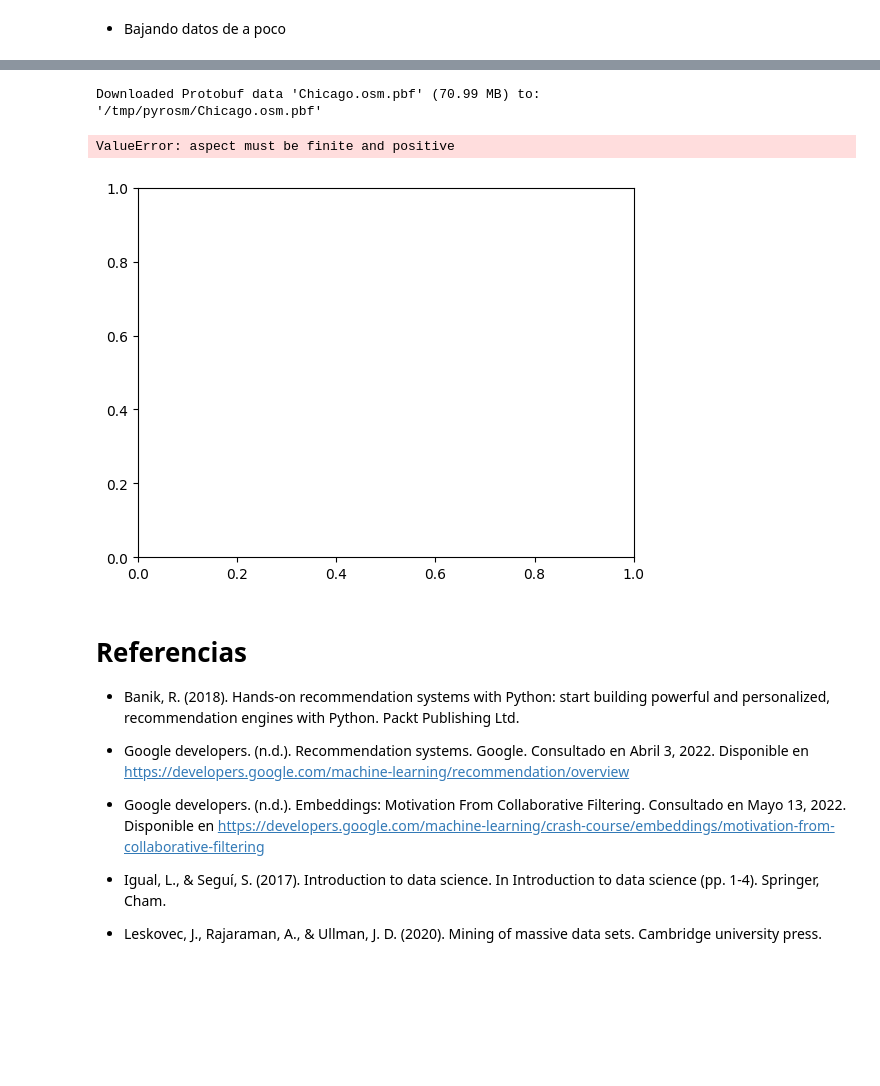
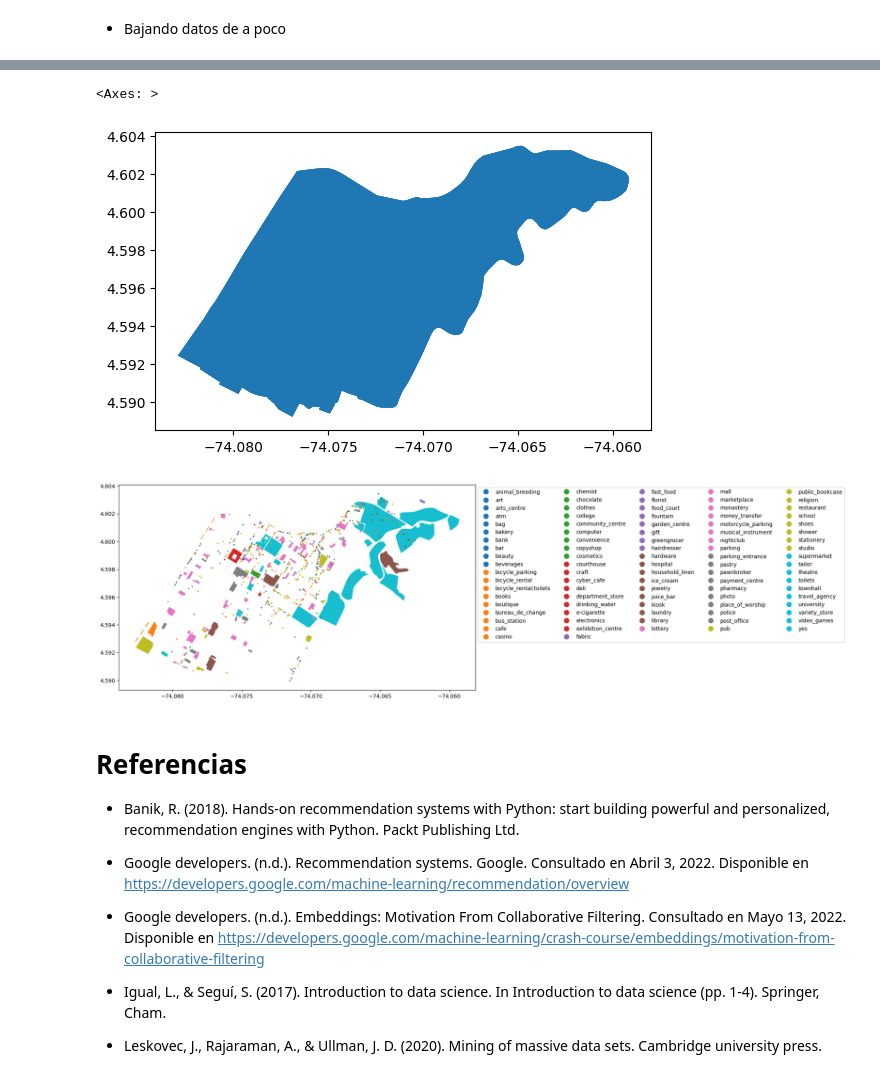
Before and after one commit to MECA4605-Aprendizaje-no-supervisado/S7_clase_analisis_geografico_I, a Jupyter notebook: clase_07.ipynb, the cells around one changed output, grey strips where cells are left out. Saved outputs shown, nothing was run; the diff lists cells and outputs as text; code cells hidden in the pictures; blank space fills up the shorter version.

```diff
--- a/clase_07.ipynb
+++ b/clase_07.ipynb
@@ -521,19 +524,3 @@ landuse
 - Bajando datos de a poco
 # %% [markdown]
 ![elephant.webp](embedded-picture-1)
-# %%
-from pyrosm import OSM, get_data
-
-# Bajamos los datos para  Bogotá
-fp_bog = get_data("Chicago")
-
-# Inicializamos el lector para Bogotá
-osm = OSM(fp_bog)
-
-bb_loop = osm.get_boundaries(name="La Candelaria")
-bb_loop.plot()
-# %% [output]
-Downloaded Protobuf data 'Chicago.osm.pbf' (70.99 MB) to:
-'/tmp/pyrosm/Chicago.osm.pbf'
-ValueError: aspect must be finite and positive
-[figure, removed]
@@ -549,0 +527,14 @@ landuse_cande.size
+# %%
+from pyrosm import OSM, get_data
+
+# Bajamos los datos para  Bogotá
+fp_bog = get_data("Bogota")
+
+# Inicializamos el lector para Bogotá
+osm = OSM(fp_bog)
+
+bb_loop = osm.get_boundaries(name="La Candelaria")
+bb_loop.plot()
+# %% [output]
+<Axes: >
+[figure, added]
@@ -550,3 +547,14 @@ landuse_cande.size
+# %%
+custom_filter = {'amenity': True, "shop": True}
+pois = osm_loop.get_pois(custom_filter=custom_filter)
+
+# Recopilar información sobre el tipo de POI (combina la información de la etiqueta de "servicio" y "tienda")
+pois["poi_type"] = pois["amenity"]
+pois["poi_type"] = pois["poi_type"].fillna(pois["shop"])
+
+ax = pois.plot(column='poi_type', markersize=3, figsize=(12,12), legend=True, legend_kwds=dict(loc='upper left', ncol=5, bbox_to_anchor=(1, 1)))
+# %% [output]
+[figure, added]
 # %% [markdown]
 # Referencias
 
```
Also changed, not shown: parts of 9 cells of this notebook, 1 other file.
